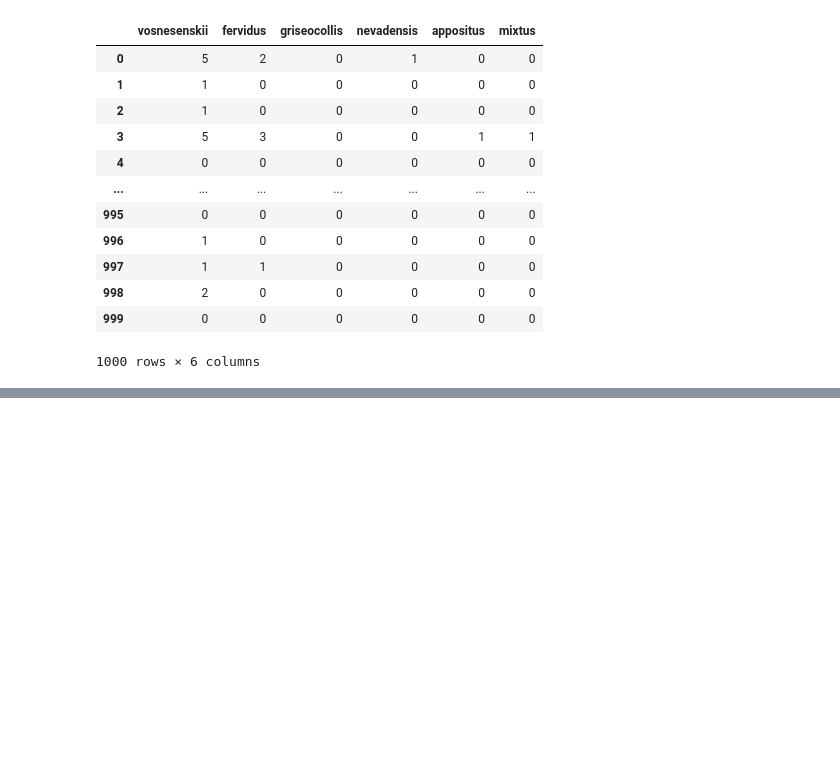
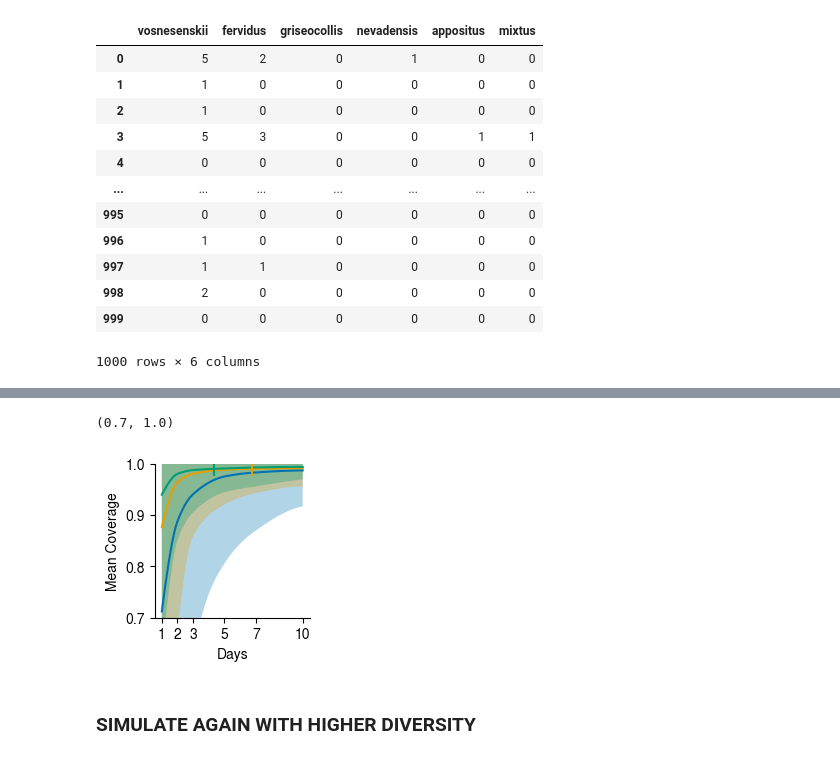
Before and after one commit to mparkergetz/bee_cam_data_processing, a Jupyter notebook: nb7_trapday_resampling.ipynb, the cells around one changed output, grey strips where cells are left out. Cells and saved outputs as stored; diff of their text form; code cells hidden in the pictures; blank space fills up the shorter version.

Commit message:
include high-diversity site

```diff
--- a/nb7_trapday_resampling.ipynb
+++ b/nb7_trapday_resampling.ipynb
@@ -285,0 +207,16 @@ coverage_summary.to_csv('csvs/boot_out_1k.csv')
+# %%
+abundance_df['coverage'] = abundance_df[species_list].apply(
+    lambda row: estimate_coverage(row.values), axis=1
+)
+# %%
+summary = abundance_df.groupby(['n_cameras', 'n_days'])['coverage'].agg(
+    n='count',
+    mean_coverage='mean',
+    std_dev='std',
+    ci_low_95=lambda x: x.quantile(0.025),
+    ci_high_95=lambda x: x.quantile(0.975)
+)
+
+summary['std_error'] = summary['std_dev'] / np.sqrt(summary['n'])
+summary = summary[['mean_coverage', 'std_dev', 'std_error', 'ci_low_95', 'ci_high_95']]
+summary = summary.reset_index()
@@ -285,0 +245,41 @@ coverage_summary.to_csv('csvs/boot_out_1k.csv')
+# %%
+colors = [
+    "#0072B2",
+    "#E69F00",
+    "#009E73",
+]
+days_to_test=[1, 2, 3, 5, 7, 10]
+fig, ax = plt.subplots(figsize=(2, 2))
+
+
+for idx, cams in enumerate(sorted(summary['n_cameras'].unique())):
+    sub = summary[summary['n_cameras'] == cams].sort_values('n_days')
+    x = sub['n_days'].astype(float).values
+    y = sub['mean_coverage'].astype(float).values
+    low = sub['ci_low_95'].astype(float).values
+    high = sub['ci_high_95'].astype(float).values
+
+    x_smooth = np.linspace(x.min(), x.max(), 300)
+    mean_smooth = PchipInterpolator(x, y)(x_smooth)
+    low_smooth = PchipInterpolator(x, low)(x_smooth)
+    high_smooth = PchipInterpolator(x, high)(x_smooth)
+
+    color = colors[idx]
+
+    ax.plot(x_smooth, mean_smooth, label=f'{cams} cameras', color=color)
+    ax.fill_between(x_smooth, low_smooth, high_smooth, alpha=0.3, color = color, edgecolor=None)
+
+    idx = np.where(mean_smooth >= 0.99)[0]
+    if idx.size > 0:
+        i = idx[0]
+        ax.scatter([x_smooth[i]], [mean_smooth[i]], s=90, marker='|', color = color, zorder=4)
+
+ax.set_xlabel('Days')
+ax.set_xticks(days_to_test)
+ax.set_ylabel('Mean Coverage')
+ax.set_ylim(0.7,1)
+# %% [output]
+(0.7, 1.0)
+[figure, added]
+# %% [markdown]
+### SIMULATE AGAIN WITH HIGHER DIVERSITY
```
Also changed, not shown: parts of 16 cells of this notebook, 1 other file.
